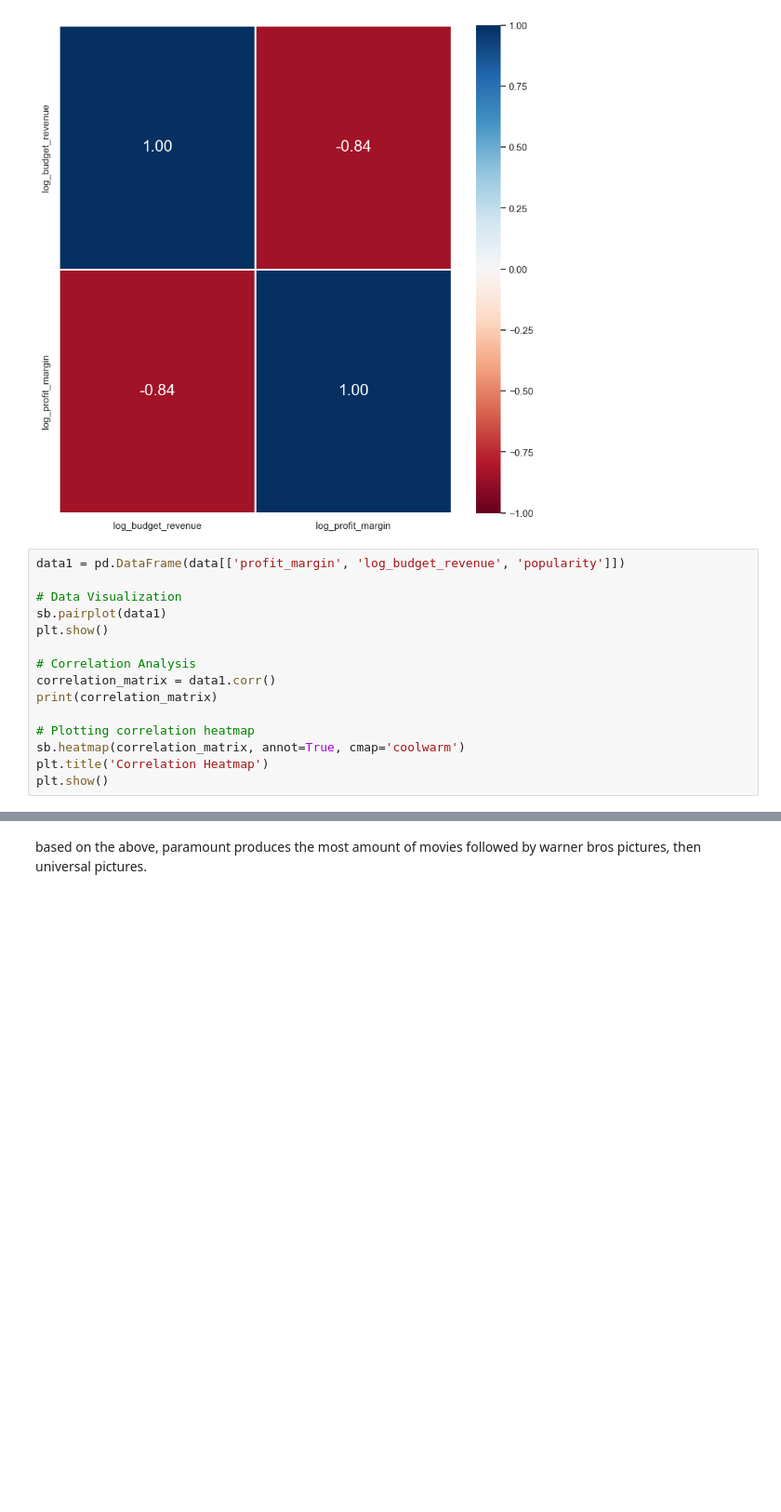
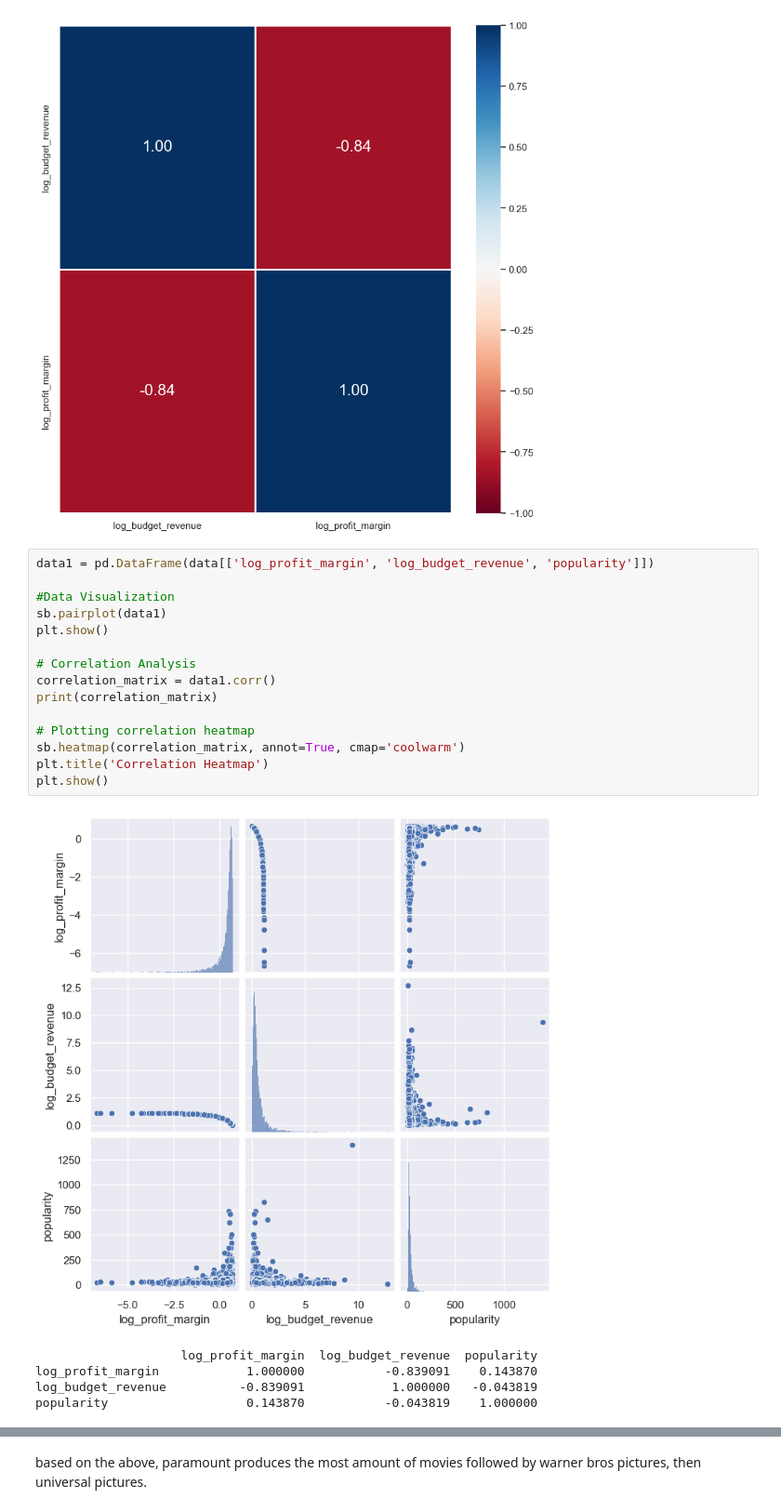
Before and after one commit to lermean/sc1015-miniproj, a Jupyter notebook: lermin_EDA.ipynb, the cells around one changed output, grey strips where cells are left out. Shown: that part at 93% size. Cells and saved outputs as stored; diff of their text form; blank space fills up the shorter version.

```diff
--- a/lermin_EDA.ipynb
+++ b/lermin_EDA.ipynb
@@ -102,17 +102,23 @@ log_profit_margin            -0.839091           1.000000
 <Axes: >
 [figure]
 # %%
-data1 = pd.DataFrame(data[['profit_margin', 'log_budget_revenue', 'popularity']])
+data1 = pd.DataFrame(data[['log_profit_margin', 'log_budget_revenue', 'popularity']])
 
-# Data Visualization
+#Data Visualization
 sb.pairplot(data1)
 plt.show()
 
 # Correlation Analysis
 correlation_matrix = data1.corr()
 print(correlation_matrix)
 
 # Plotting correlation heatmap
 sb.heatmap(correlation_matrix, annot=True, cmap='coolwarm')
 plt.title('Correlation Heatmap')
 plt.show()
+# %% [output]
+[figure, added]
+                    log_profit_margin  log_budget_revenue  popularity
+log_profit_margin            1.000000           -0.839091    0.143870
+log_budget_revenue          -0.839091            1.000000   -0.043819
+popularity                   0.143870           -0.043819    1.000000
```
Also changed, not shown: parts of 9 cells of this notebook.
